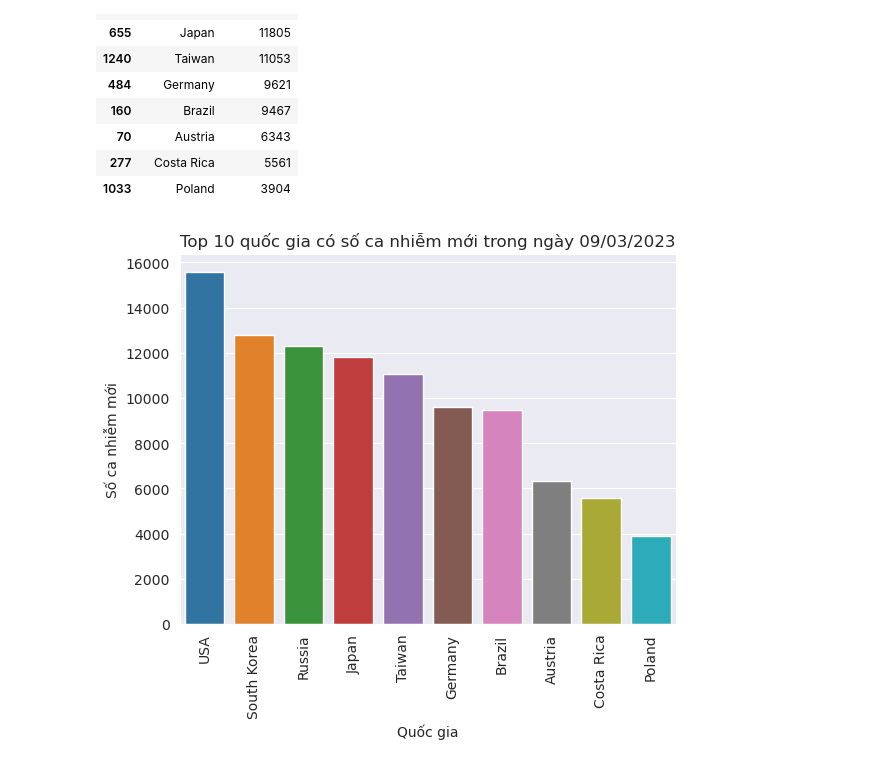
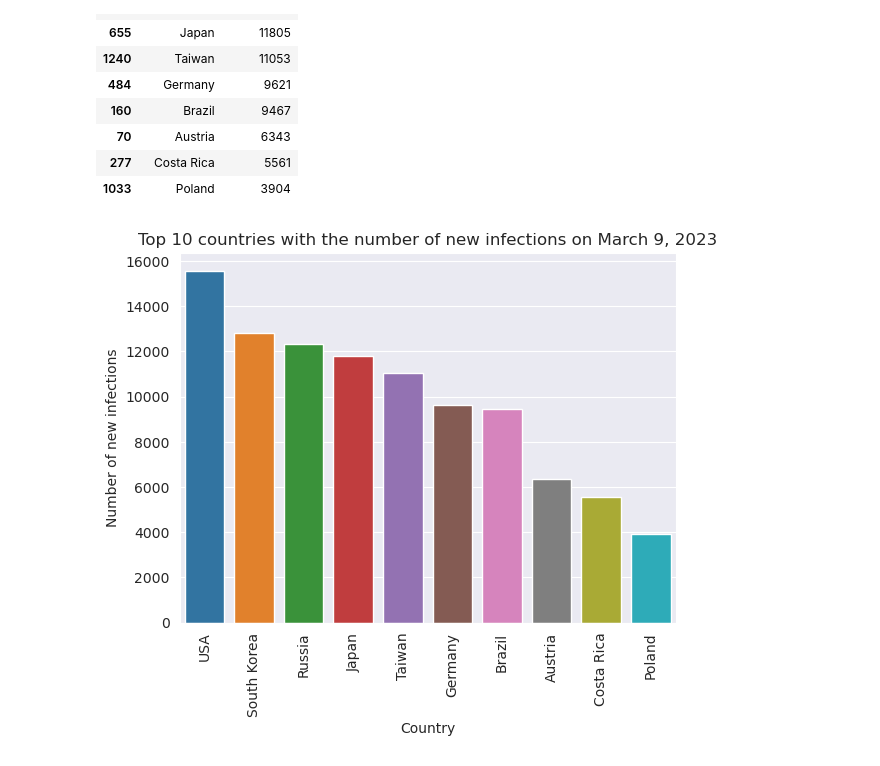
Before and after one commit to nnaaaa/Lab-DataVisualize, a Jupyter notebook: visualize/question1.ipynb, the cells around one changed output. Drawn from its saved outputs; the diff is of its cells as text; code cells hidden in the pictures.

```diff
--- a/visualize/question1.ipynb
+++ b/visualize/question1.ipynb
@@ -34,6 +34,6 @@ There are following steps to solve this problem:
 # %%
-#Lấy dữ liệu từ ngày 3/3/2023 tới ngày 10/3/2023
-df = df.loc[(df['Date'] >= '2023-03-03') & (df['Date'] <= '2023-03-10')]
+#Lấy dữ liệu từ ngày 4/3/2023 tới ngày 10/3/2023
+df = df.loc[(df['Date'] >= '2023-03-04') & (df['Date'] <= '2023-03-10')]
 df.head(10)
 # %% [output]
 |  | Country | Date | TotalCases | NewCases | TotalDeaths | NewDeaths | TotalRecovered | NewRecovered | ... |
@@ -89,13 +89,13 @@ df_09_03
 | 277 | Costa Rica | 5561 |
 | 1033 | Poland | 3904 |
 # %%
-#Vẽ biểu đồ cột thể hiện top 10 quốc gia có số ca nhiễm mới trong ngày 09/03/2023
+#Draw a bar chart showing the top 10 countries with the number of new infections on March 9, 2023
 sns.set_style("darkgrid")
 sns.barplot(x="Country", y="NewCases", data=df_09_03)
-plt.title('Top 10 quốc gia có số ca nhiễm mới trong ngày 09/03/2023')
+plt.title('Top 10 countries with the number of new infections on March 9, 2023')
 plt.xticks(rotation=90)
-plt.xlabel('Quốc gia')
-plt.ylabel('Số ca nhiễm mới')
+plt.xlabel('Country')
+plt.ylabel('Number of new infections')
 plt.show()
 # %% [output]
-[figure, old version]
+[figure, new version]
```
Also changed, not shown: parts of 13 cells of this notebook, 4 other files.
